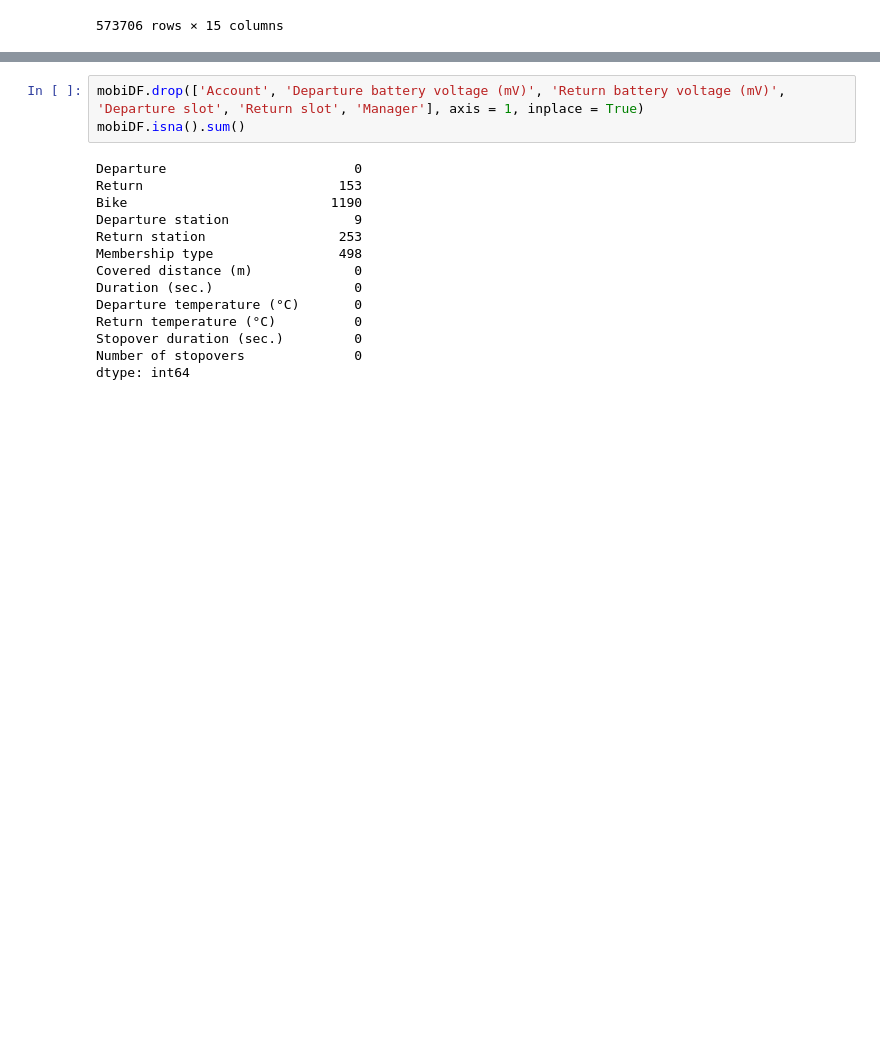
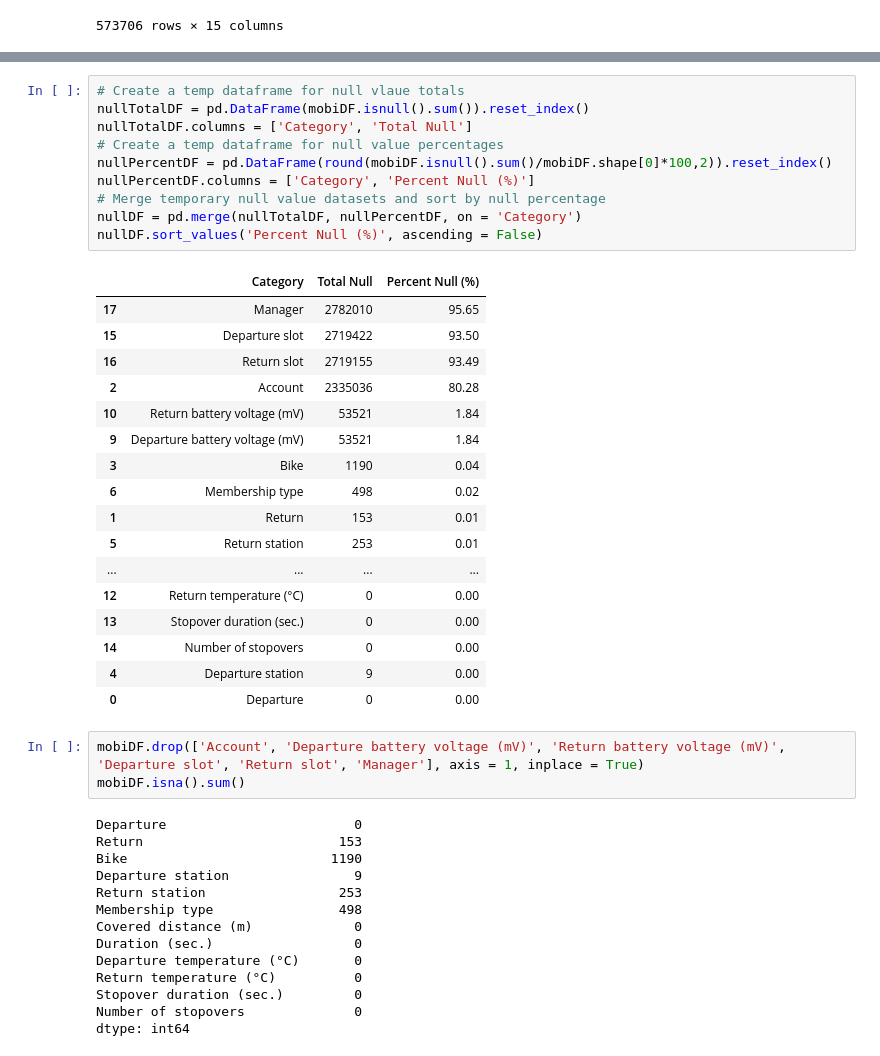
Before and after one commit to JordanFortney/mobiBikeAnalysisCoV, a Jupyter notebook: mobiBikeAnalysisCoV.ipynb, the cells around one changed output, grey strips where cells are left out. Saved outputs shown, nothing was run; the diff lists cells and outputs as text; blank space fills up the shorter version.

```diff
--- a/mobiBikeAnalysisCoV.ipynb
+++ b/mobiBikeAnalysisCoV.ipynb
@@ -102,3 +90,31 @@ dtype: int64
+# %%
+# Create a temp dataframe for null vlaue totals
+nullTotalDF = pd.DataFrame(mobiDF.isnull().sum()).reset_index()
+nullTotalDF.columns = ['Category', 'Total Null']
+# Create a temp dataframe for null value percentages
+nullPercentDF = pd.DataFrame(round(mobiDF.isnull().sum()/mobiDF.shape[0]*100,2)).reset_index()
+nullPercentDF.columns = ['Category', 'Percent Null (%)']
+# Merge temporary null value datasets and sort by null percentage
+nullDF = pd.merge(nullTotalDF, nullPercentDF, on = 'Category')
+nullDF.sort_values('Percent Null (%)', ascending = False)
+# %% [output]
+|  | Category | Total Null | Percent Null (%) |
+| 17 | Manager | 2782010 | 95.65 |
+| 15 | Departure slot | 2719422 | 93.50 |
+| 16 | Return slot | 2719155 | 93.49 |
+| 2 | Account | 2335036 | 80.28 |
+| 10 | Return battery voltage (mV) | 53521 | 1.84 |
+| 9 | Departure battery voltage (mV) | 53521 | 1.84 |
+| 3 | Bike | 1190 | 0.04 |
+| 6 | Membership type | 498 | 0.02 |
+| 1 | Return | 153 | 0.01 |
+| 5 | Return station | 253 | 0.01 |
+| ... | ... | ... | ... |
+| 12 | Return temperature (°C) | 0 | 0.00 |
+| 13 | Stopover duration (sec.) | 0 | 0.00 |
+| 14 | Number of stopovers | 0 | 0.00 |
+| 4 | Departure station | 9 | 0.00 |
+| 0 | Departure | 0 | 0.00 |
 # %%
 mobiDF.drop(['Account', 'Departure battery voltage (mV)', 'Return battery voltage (mV)', 'Departure slot', 'Return slot', 'Manager'], axis = 1, inplace = True)
 mobiDF.isna().sum()
```
Also changed, not shown: parts of 6 cells of this notebook.
